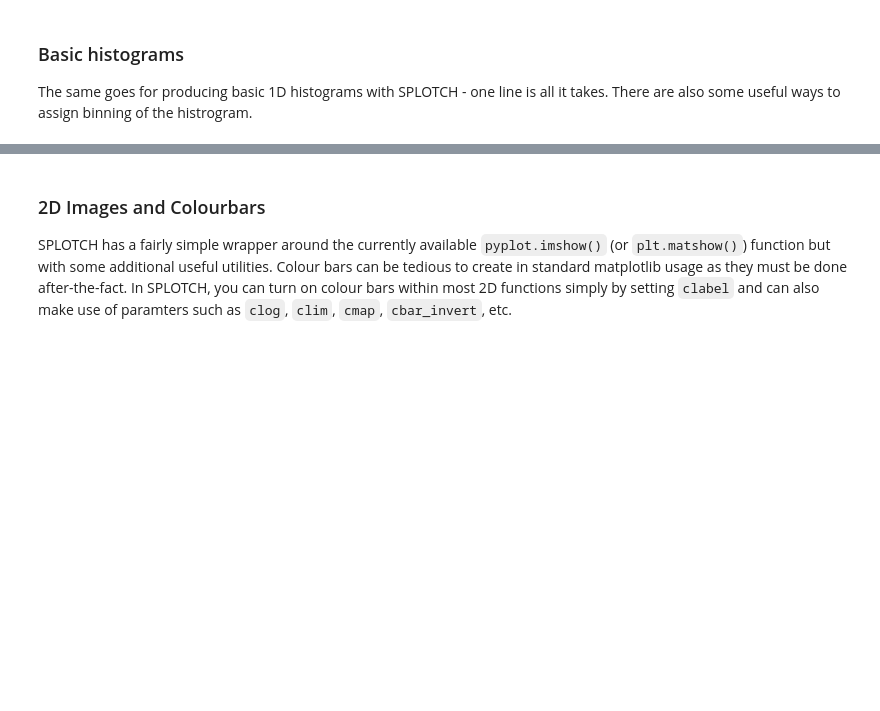
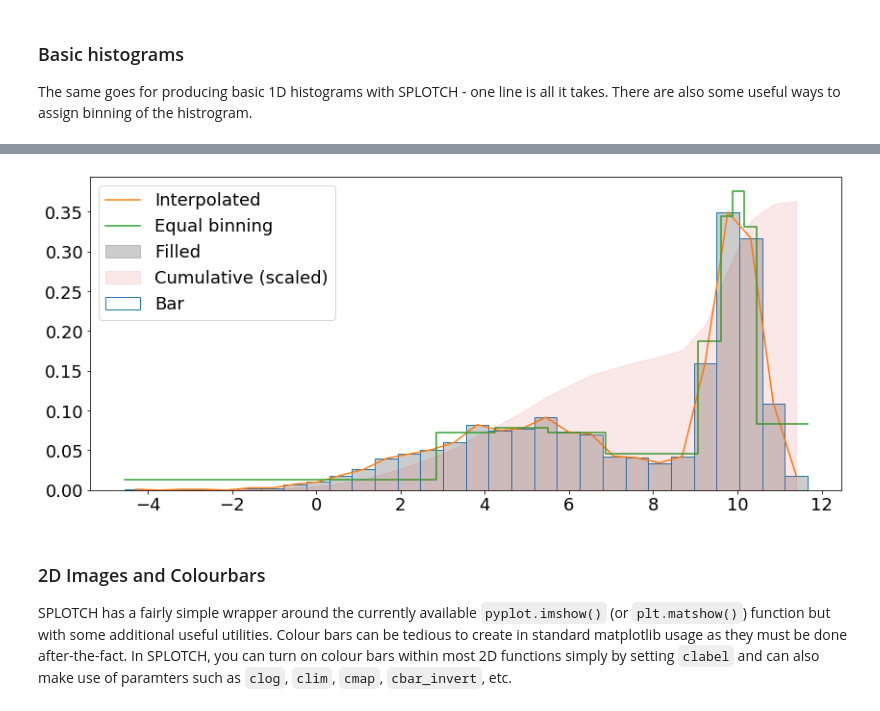
Before and after one commit to MBravoS/splotch, a Jupyter notebook: docs/Examples.ipynb, the cells around one changed output, grey strips where cells are left out. Drawn from its saved outputs; the diff is of its cells as text; code cells hidden in the pictures; blank space fills up the shorter version.

```diff
--- a/docs/Examples.ipynb
+++ b/docs/Examples.ipynb
@@ -84,3 +100,15 @@ plt.show()
+# %%
+splt.hist(data,bins=30,xlim=(-5,14),ylim=(0,0.5),dens=True,hist_type='stepfilled',
+          plabel='Filled',alpha=0.2,color='k')
+splt.hist(data,bins=30,dens=True,hist_type='bar',plabel='Bar')
+splt.hist(data,bins=30,dens=True,hist_type='smooth',plabel='Interpolated')
+splt.hist(data,bins=10,dens=True,bin_type='equal',plabel='Equal binning')
+splt.hist(data,bins=30,dens=True,cumul=True,scale=5500,hist_type='smoothfilled',
+          plabel='Cumulative (scaled)',alpha=0.1,zorder=3,color='C3')
+
+plt.show()
+# %% [output]
+[figure, added]
 # %% [markdown]
 ### 2D Images and Colourbars
 SPLOTCH has a fairly simple wrapper around the currently available `pyplot.imshow()` (or `plt.matshow()`) function but with some additional useful utilities. Colour bars can be tedious to create in standard matplotlib usage as they must be done after-the-fact. In SPLOTCH, you can turn on colour bars within most 2D functions simply by setting `clabel` and can also make use of paramters such as `clog`, `clim`, `cmap`, `cbar_invert`, etc.
```
Also changed, not shown: parts of 18 cells of this notebook, 1 other file.
